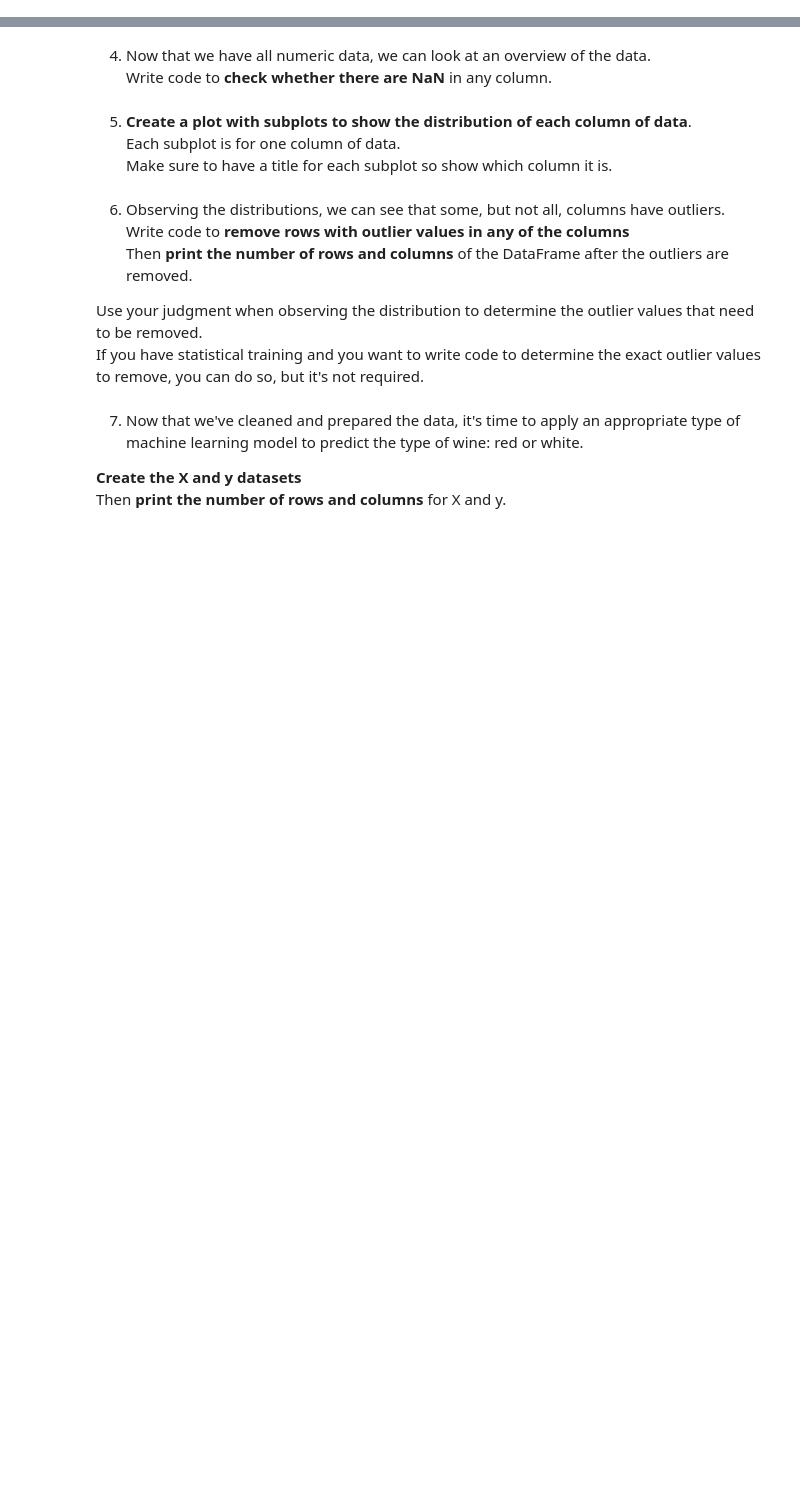
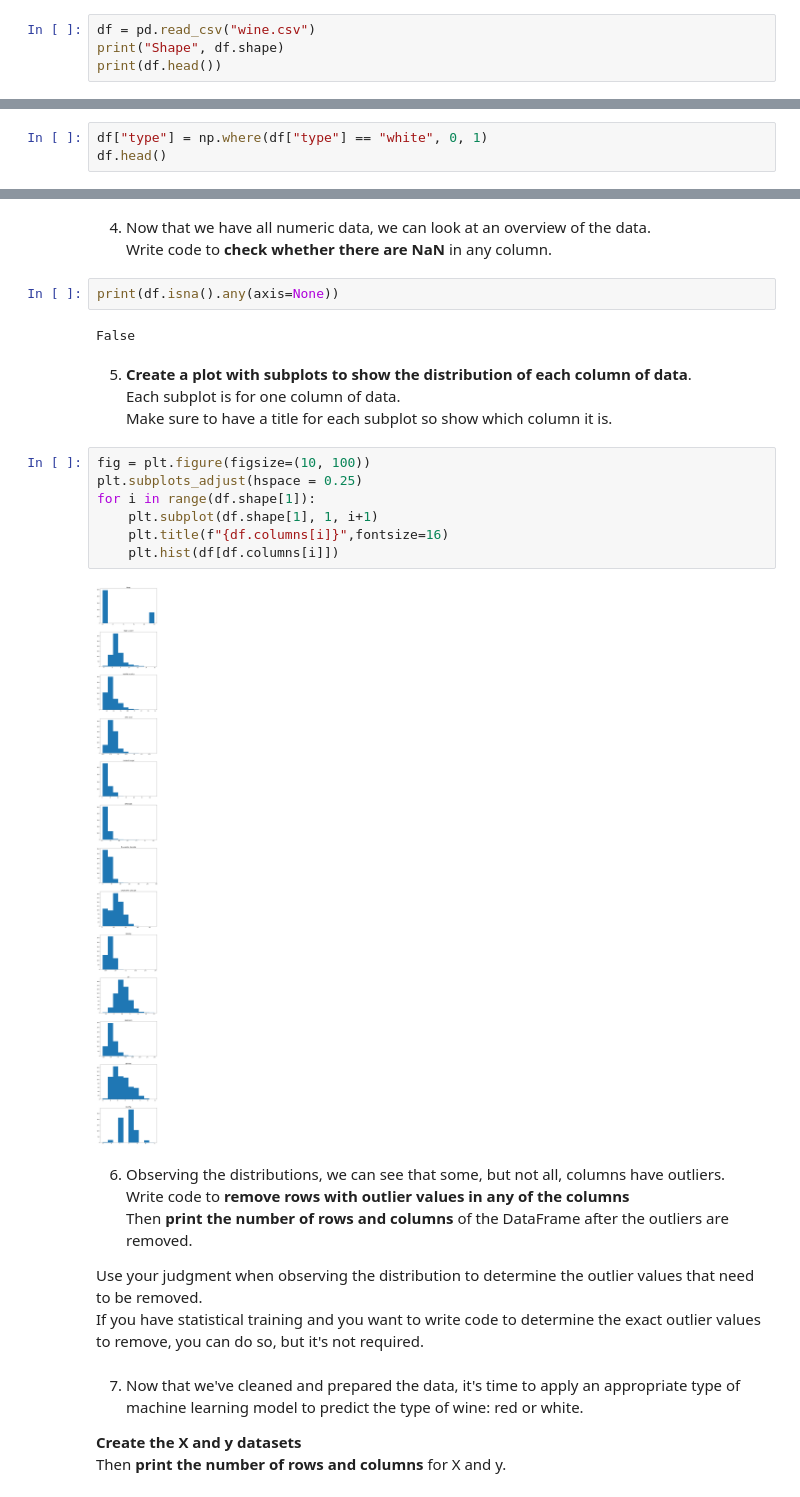
Before and after one commit to Pratyush-Shanbhag/Introduction_To_Data_Science, a Jupyter notebook: Lab_3a/lab3a.ipynb, the cells around one changed output, grey strips where cells are left out. Drawn from its saved outputs; the diff is of its cells as text; blank space fills up the shorter version.

```diff
--- a/Lab_3a/lab3a.ipynb
+++ b/Lab_3a/lab3a.ipynb
@@ -15,3 +20,7 @@ The data is in the file `wine.csv` ([source](https://www.kaggle.com/datasets/rut
 # %% [markdown]
 1. __Read in data__ from the `wine.csv` file<br>
 Then __print the number of rows and columns of the DataFrame__, and __print the first 5 rows__
+# %%
+df = pd.read_csv("wine.csv")
+print("Shape", df.shape)
+print(df.head())
@@ -24,3 +63,6 @@ Recall that balanced data means that there is approximately the same number of e
 3. Fortunately most of the attributes are numeric data, but the wine type is a string.<br>
 __Change the wine _type_ into a number__.<br>
 Then __print the DataFrame__ to show the change (use Jupyter Notebook print).
+# %%
+df["type"] = np.where(df["type"] == "white", 0, 1)
+df.head()
@@ -27,10 +76,23 @@ Then __print the DataFrame__ to show the change (use Jupyter Notebook print).
 # %% [markdown]
 4. Now that we have all numeric data, we can look at an overview of the data.<br>
 Write code to __check whether there are NaN__ in any column.
+# %%
+print(df.isna().any(axis=None))
+# %% [output]
+False
 # %% [markdown]
 5. __Create a plot with subplots to show the distribution of each column of data__.<br>
 Each subplot is for one column of data.<br>
 Make sure to have a title for each subplot so show which column it is.
+# %%
+fig = plt.figure(figsize=(10, 100))
+plt.subplots_adjust(hspace = 0.25)
+for i in range(df.shape[1]):
+    plt.subplot(df.shape[1], 1, i+1)
+    plt.title(f"{df.columns[i]}",fontsize=16)
+    plt.hist(df[df.columns[i]])
+# %% [output]
+[figure, added]
 # %% [markdown]
 6. Observing the distributions, we can see that some, but not all, columns have outliers.<br>
 Write code to __remove rows with outlier values in any of the columns__<br>
```
Also changed, not shown: parts of 6 cells of this notebook, 2 other files.
